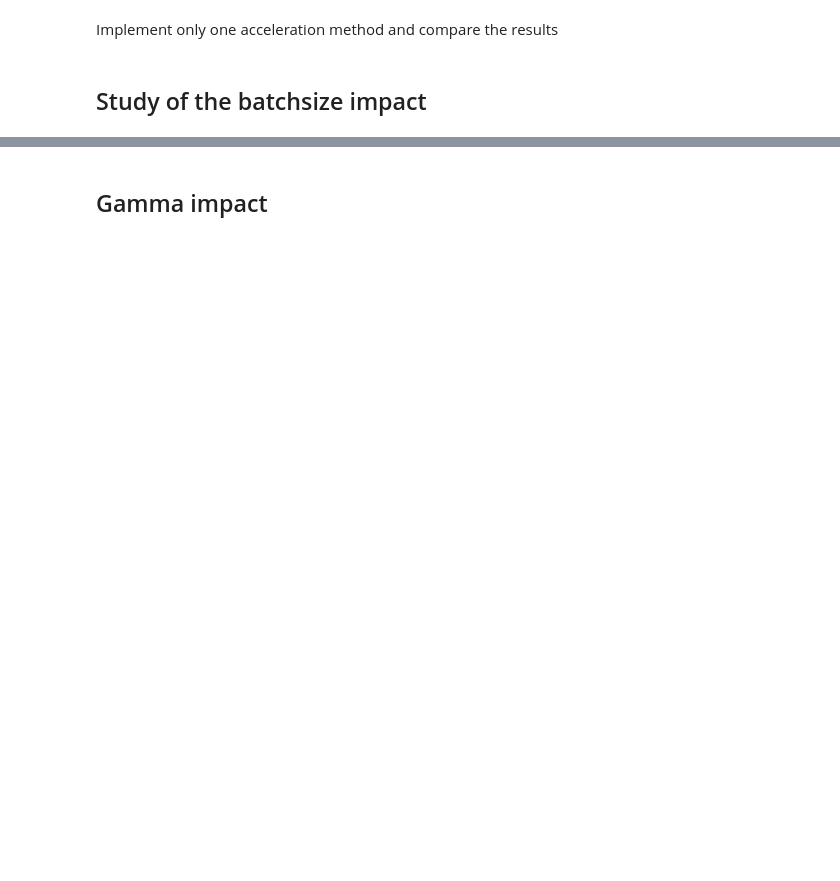
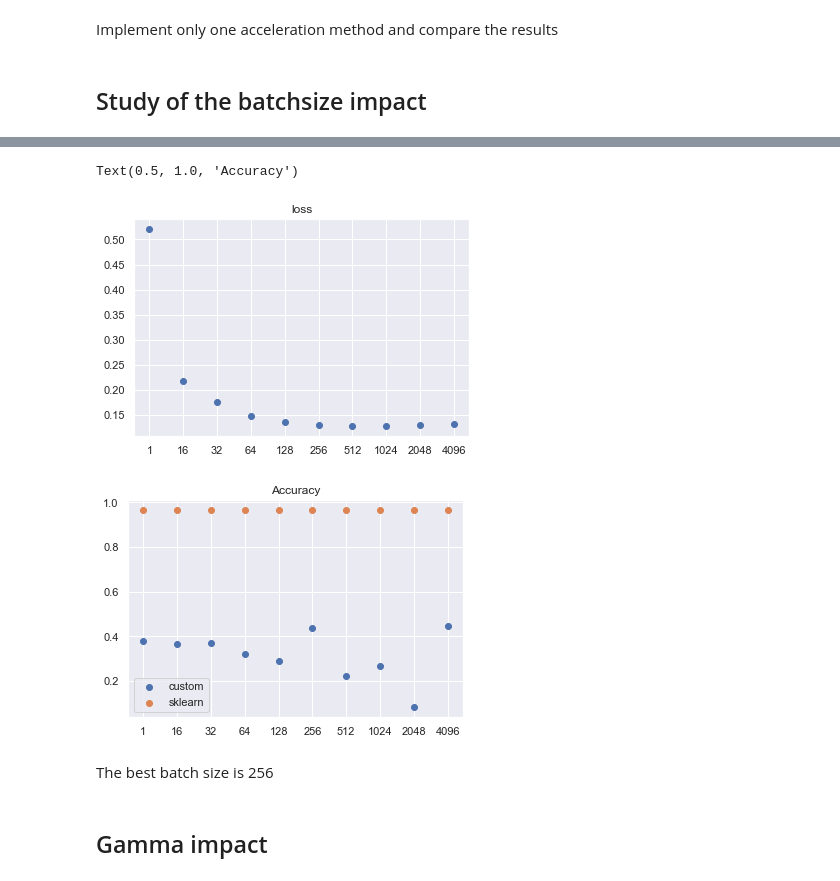
Before and after one commit to amigourou/machine-learning-course, a Jupyter notebook: ML-advanced/TD3/lab3.ipynb, the cells around one changed output, grey strips where cells are left out. Saved outputs shown, nothing was run; the diff lists cells and outputs as text; code cells hidden in the pictures; blank space fills up the shorter version.

```diff
--- a/ML-advanced/TD3/lab3.ipynb
+++ b/ML-advanced/TD3/lab3.ipynb
@@ -320,0 +327,24 @@ Implement only one acceleration method and compare the results
+# %%
+models_1 = {}
+for bs in [1, 16, 32,64,128,256,512,1024, 2048, 4096]:
+    model = StochasticLogisticRegression(2, 0.001, bs)
+    model.fit(X_train, y_train, max_iter=100, minibatch=True)
+    # Make predictions on the test set
+    y_pred = model.predict(X_test)
+
+    best_th,_=model.find_thresh(X_test,y_test)
+    print(f"Best threshold: {best_th} for bs: {bs}")
+
+    accuracy = accuracy_score(y_test, y_pred)
+    print(f"Accuracy (sklearn): {accuracy} for bs: {bs}")
+
+    a = model.accuracy_evaluation(X_test, y_test,best_th )
+    print(f"Accuracy: {a[0]:.2%} for bs: {bs}")
+    print(f"F1-score: {a[-1]}")
+
+    models_1[str(bs)]= {
+        "accuracy":a[0],
+        "sklearn_accuracy": accuracy,
+        "loss": model.f_history_,
+        "f1": a[-1]
+    }
@@ -321,2 +392,28 @@ Implement only one acceleration method and compare the results
+# %%
+losses=[]
+accuracies = []
+accuracies_sk = []
+bs_ = []
+for bs, data in models_1.items():
+    accuracies.append(data["accuracy"])
+    accuracies_sk.append(data['sklearn_accuracy'])
+    losses.append(np.mean(data["loss"][:-10]))
+    bs_.append(str(bs))
+
+plt.figure()
+plt.scatter(bs_, losses)
+plt.title("loss")
+
+plt.figure()
+plt.scatter(bs_, accuracies, label="custom")
+plt.scatter(bs_, accuracies_sk, label="sklearn")
+plt.legend()
+plt.title("Accuracy")
+# %% [output]
+Text(0.5, 1.0, 'Accuracy')
+[figure, added]
+[figure, added]
+# %% [markdown]
+The best batch size is 256
 # %% [markdown]
 ## Gamma impact
```
Also changed, not shown: parts of 18 cells of this notebook.
